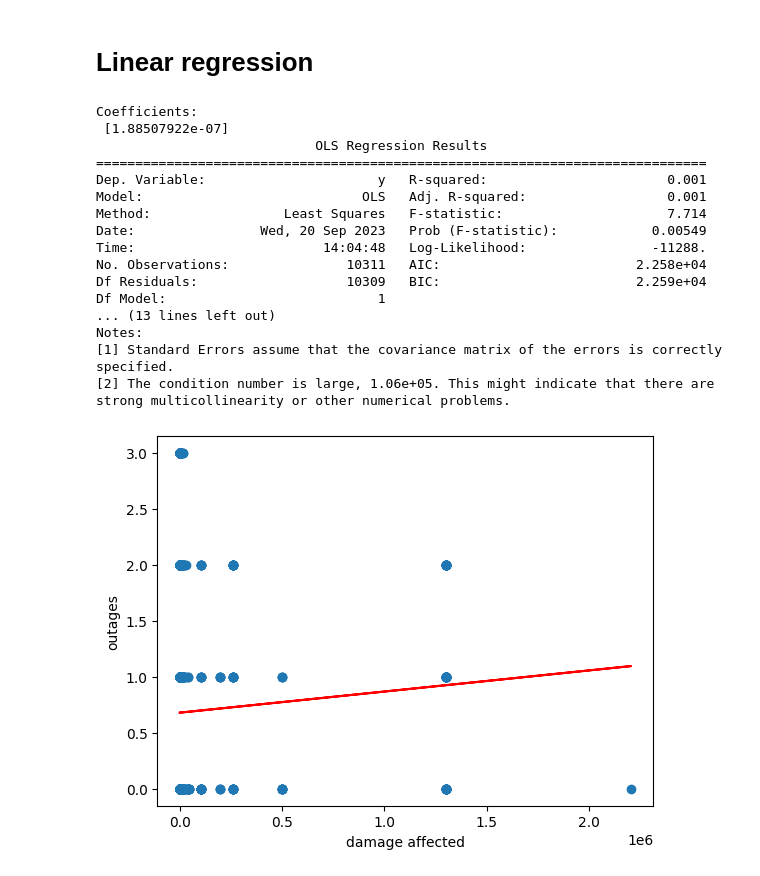
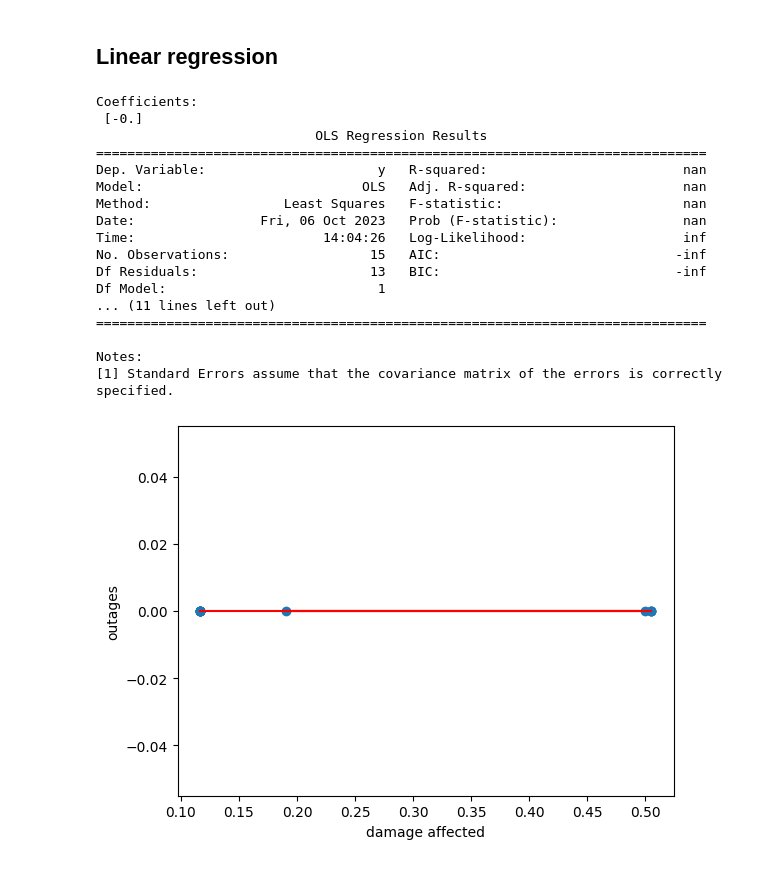
Before and after one commit to cetceeve/StormCloud, a Jupyter notebook: notebooks/linear_regr.ipynb, the cells around one changed output. Saved outputs shown, nothing was run; the diff lists cells and outputs as text; code cells hidden in the pictures.

Commit message:
Updated lin reg with continous variable encodigs

```diff
--- a/notebooks/linear_regr.ipynb
+++ b/notebooks/linear_regr.ipynb
@@ -104,0 +85,9 @@ print(df.loc[df["indep_damage_affected"] != 0, "indep_damage_affected"].count())
+# %%
+WEIGHTS = {
+    "severity": 0.5,
+    "duration": 0.4,
+    "numAffProd": 0.1,
+    "damages": 0.5,
+    "deaths": 0.4,
+    "affected": 0.1,
+}
@@ -104,0 +150,27 @@ print(df.loc[df["indep_damage_affected"] != 0, "indep_damage_affected"].count())
+# %%
+# Normalise the desired variables
+df["norm_damages"] = (df["Total Damages"] - df["Total Damages"].min()) / (df["Total Damages"].max() - df["Total Damages"].min())
+df["norm_deaths"] = (df["Total Deaths"] - df["Total Deaths"].min()) / (df["Total Deaths"].max() - df["Total Deaths"].min())
+df["norm_affected"] = (df["Total Affected"] - df["Total Affected"].min()) / (df["Total Affected"].max() - df["Total Affected"].min())
+
+# normalisation by z-score method
+df["z_norm_damages"] = (df["Total Damages"] - df["Total Damages"].mean()) / df["Total Damages"].std()
+df["z_norm_deaths"] = (df["Total Deaths"] - df["Total Deaths"].mean()) / df["Total Deaths"].std()
+df["z_norm_affected"] = (df["Total Affected"] - df["Total Affected"].mean()) / df["Total Affected"].std()
+# %%
+# replace NaN with 0
+df["norm_damages"] = df["norm_damages"].fillna(0)
+df["norm_deaths"] = df["norm_deaths"].fillna(0)
+df["norm_affected"] = df["norm_affected"].fillna(0)
+df["z_norm_damages"] = df["z_norm_damages"].fillna(0)
+df["z_norm_deaths"] = df["z_norm_deaths"].fillna(0)
+df["z_norm_affected"] = df["z_norm_affected"].fillna(0)
+
+# compute weighted score
+df["cont_independent"] = (df["norm_damages"] * WEIGHTS["damages"] + \
+                       df["norm_deaths"] * WEIGHTS["deaths"] + \
+                       df["norm_affected"] * WEIGHTS["affected"])
+
+df["z_cont_independent"] = (df["z_norm_damages"] * WEIGHTS["damages"] + \
+                       df["z_norm_deaths"] * WEIGHTS["deaths"] + \
+                       df["z_norm_affected"] * WEIGHTS["affected"])
@@ -105,2 +190,2 @@ print(df.loc[df["indep_damage_affected"] != 0, "indep_damage_affected"].count())
 # %% [markdown]
-# Linear regression
+## Linear regression
@@ -108,46 +200,46 @@ print(df.loc[df["indep_damage_affected"] != 0, "indep_damage_affected"].count())
 import numpy as np
 import matplotlib.pyplot as plt
 from sklearn import linear_model
 import statsmodels.api as sm
 
 # plot the data
-plt.scatter(df["indep_damage_affected"], df["dependent"], )
+plt.scatter(df["cont_independent"], df["cont_dependent"], )
 plt.xlabel("damage affected")
 plt.ylabel("outages")
-plt.savefig("outages_weather_scatter.png")
+# plt.savefig("outages_weather_scatter.png")
 
 
 # model using linear regression
-X = df["indep_damage_affected"].to_numpy().reshape(-1, 1)
-Y = df["dependent"].to_numpy()
+X = df["cont_independent"].to_numpy().reshape(-1, 1)
+Y = df["cont_dependent"].to_numpy()
 reg = linear_model.LinearRegression()
 reg.fit(X, Y)
 print("Coefficients: \n", reg.coef_)
 
 predicted_Y = reg.predict(X)
 
 plt.plot(X, predicted_Y, color="red")
 
 
 X = sm.add_constant(X) # add const to allow for constant offset of gradient
 stats_results = sm.OLS(Y, X).fit()
 print(stats_results.summary())
 # %% [output]
 Coefficients:
- [1.88507922e-07]
+ [-0.]
                             OLS Regression Results
 ==============================================================================
-Dep. Variable:                      y   R-squared:                       0.001
-Model:                            OLS   Adj. R-squared:                  0.001
-Method:                 Least Squares   F-statistic:                     7.714
-Date:                Wed, 20 Sep 2023   Prob (F-statistic):            0.00549
-Time:                        14:04:48   Log-Likelihood:                -11288.
-No. Observations:               10311   AIC:                         2.258e+04
-Df Residuals:                   10309   BIC:                         2.259e+04
+Dep. Variable:                      y   R-squared:                         nan
+Model:                            OLS   Adj. R-squared:                    nan
+Method:                 Least Squares   F-statistic:                       nan
+Date:                Fri, 06 Oct 2023   Prob (F-statistic):                nan
+Time:                        14:04:26   Log-Likelihood:                    inf
+No. Observations:                  15   AIC:                              -inf
+Df Residuals:                      13   BIC:                              -inf
 Df Model:                           1
-... (13 lines left out)
+... (11 lines left out)
+==============================================================================
+
 Notes:
 [1] Standard Errors assume that the covariance matrix of the errors is correctly specified.
-[2] The condition number is large, 1.06e+05. This might indicate that there are
-strong multicollinearity or other numerical problems.
-[figure, old version]
+[figure, new version]
```
Also changed, not shown: parts of 31 cells of this notebook, 1 other file.
